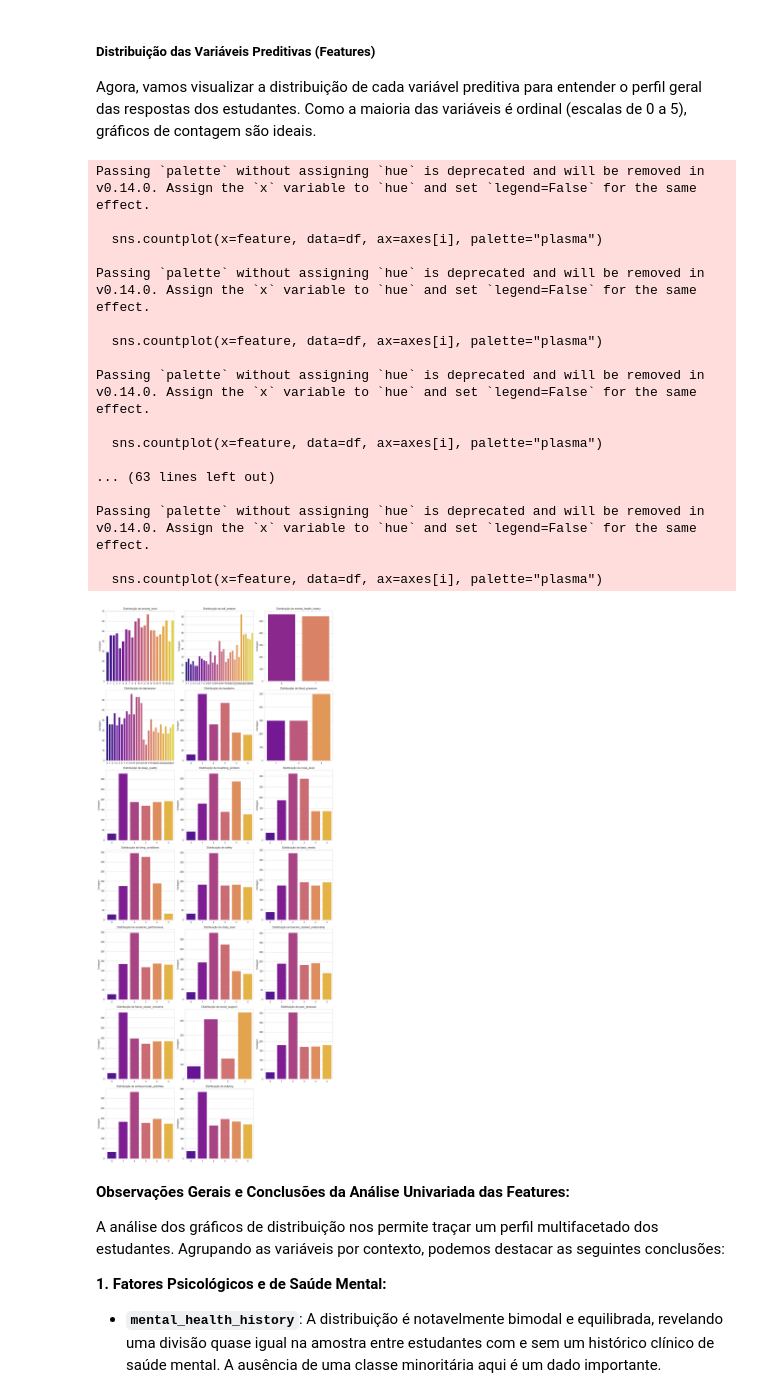
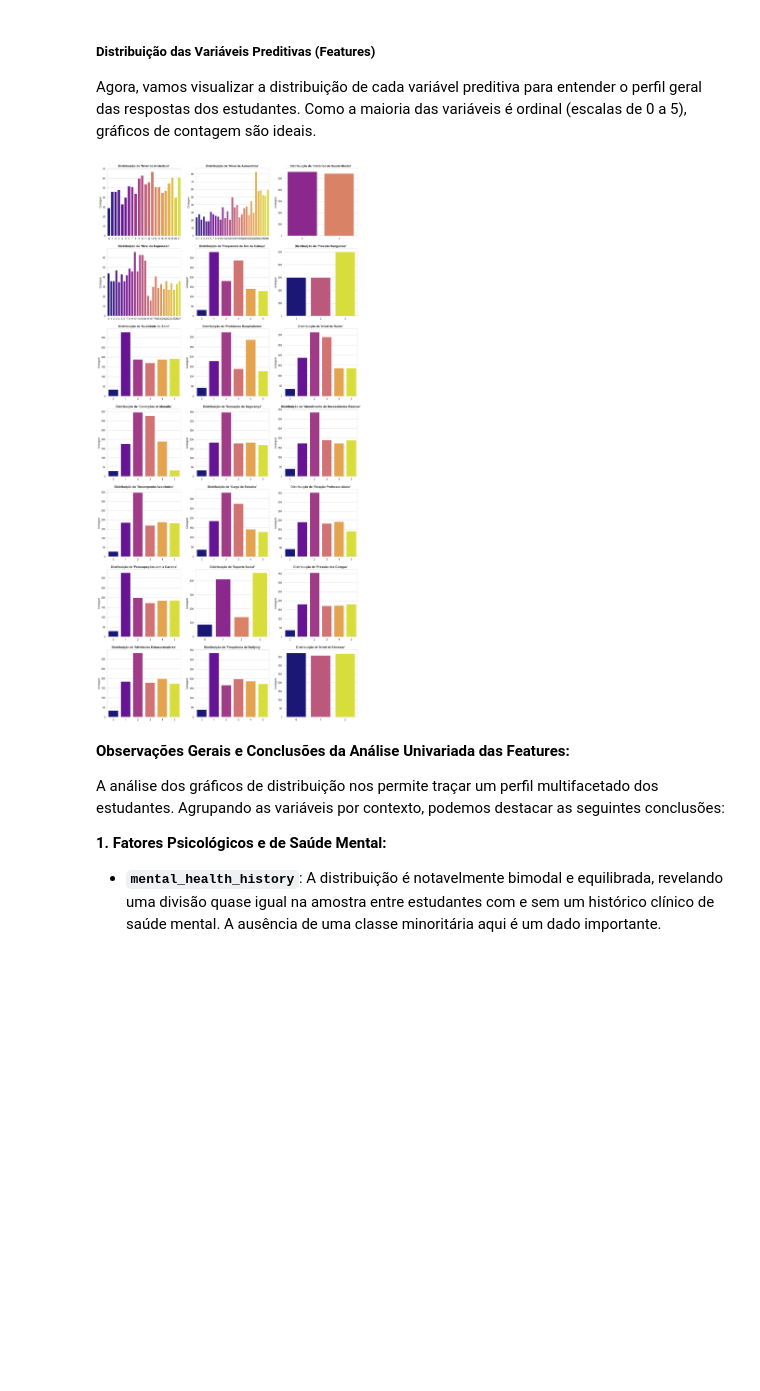
Before and after one commit to fernando-lfs/fiap-tech-challenge-fase3, a Jupyter notebook: notebooks/01-analise-exploratoria.ipynb, the cells around one changed output. Cells and saved outputs as stored; diff of their text form; code cells hidden in the pictures; blank space fills up the shorter version.

```diff
--- a/notebooks/01-analise-exploratoria.ipynb
+++ b/notebooks/01-analise-exploratoria.ipynb
@@ -209,49 +294,48 @@ A análise da distribuição da variável `stress_level` mostra que as três cla
 
 Agora, vamos visualizar a distribuição de cada variável preditiva para entender o perfil geral das respostas dos estudantes. Como a maioria das variáveis é ordinal (escalas de 0 a 5), gráficos de contagem são ideais.
 # %%
-# Coletar todas as colunas, exceto a variável alvo
-features = df.drop("stress_level", axis=1).columns
+# --- Configurações Iniciais ---
 
-# Definir o layout da grade de gráficos
+# 1. Identificar as features (agora usamos as chaves do nosso dicionário)
+features = list(FEATURE_TRANSLATOR.keys())
+
+# 2. Definir a estrutura da grade de visualização (3 colunas)
 n_cols = 3
-n_rows = (len(features) - 1) // n_cols + 1
+n_rows = (len(features) + n_cols - 1) // n_cols  # Cálculo robusto para o n° de linhas
 
-# Criar a figura e os eixos
-fig, axes = plt.subplots(n_rows, n_cols, figsize=(15, n_rows * 5))
-axes = axes.flatten()  # Achatar a matriz de eixos para facilitar a iteração
+# --- Criação dos Gráficos ---
+# 3. Criar a figura e os eixos para os subplots
+fig, axes = plt.subplots(n_rows, n_cols, figsize=(15, n_rows * 4.5))
+axes = (
+    axes.flatten()
+)  # Transforma a matriz de eixos em um array 1D para facilitar a iteração
 
-# Iterar sobre cada feature e criar um countplot
+# 4. Gerar um gráfico de contagem para cada feature
 for i, feature in enumerate(features):
-    sns.countplot(x=feature, data=df, ax=axes[i], palette="plasma")
-    axes[i].set_title(f"Distribuição de {feature}", fontsize=12)
-    axes[i].set_xlabel("")
-    axes[i].set_ylabel("Contagem")
+    ax = axes[i]
 
-# Ocultar eixos não utilizados (se o número de features não for múltiplo de n_cols)
-for j in range(i + 1, len(axes)):
-    axes[j].axis("off")
+    # Pega o nome traduzido do dicionário para usar no título
+    titulo_grafico = FEATURE_TRANSLATOR.get(feature, feature)  # .get() é seguro
 
-plt.tight_layout()
+    sns.countplot(
+        x=feature, data=df, ax=ax, palette="plasma", hue=feature, legend=False
+    )
+    ax.set_title(
+        f"Distribuição de '{titulo_grafico}'", fontsize=12, weight="bold"
+    )
+    ax.set_xlabel("")
+    ax.set_ylabel("Contagem")
+
+# 5. Ocultar os eixos que não foram utilizados na grade
+# Itera sobre os eixos restantes a partir do final da lista de features
+for i in range(len(features), len(axes)):
+    axes[i].axis("off")
+
+# --- Finalização ---
+plt.tight_layout(pad=2.0)  # Ajusta o espaçamento para evitar sobreposição
 plt.show()
 # %% [output]
-Passing `palette` without assigning `hue` is deprecated and will be removed in v0.14.0. Assign the `x` variable to `hue` and set `legend=False` for the same effect.
-
-  sns.countplot(x=feature, data=df, ax=axes[i], palette="plasma")
-
-Passing `palette` without assigning `hue` is deprecated and will be removed in v0.14.0. Assign the `x` variable to `hue` and set `legend=False` for the same effect.
-
-  sns.countplot(x=feature, data=df, ax=axes[i], palette="plasma")
-
-Passing `palette` without assigning `hue` is deprecated and will be removed in v0.14.0. Assign the `x` variable to `hue` and set `legend=False` for the same effect.
-
-  sns.countplot(x=feature, data=df, ax=axes[i], palette="plasma")
-
-... (63 lines left out)
-
-Passing `palette` without assigning `hue` is deprecated and will be removed in v0.14.0. Assign the `x` variable to `hue` and set `legend=False` for the same effect.
-
-  sns.countplot(x=feature, data=df, ax=axes[i], palette="plasma")
-[figure, old version]
+[figure, new version]
 # %% [markdown]
 **Observações Gerais e Conclusões da Análise Univariada das Features:**
 
```
Also changed, not shown: parts of 24 cells of this notebook, 4 other files.
